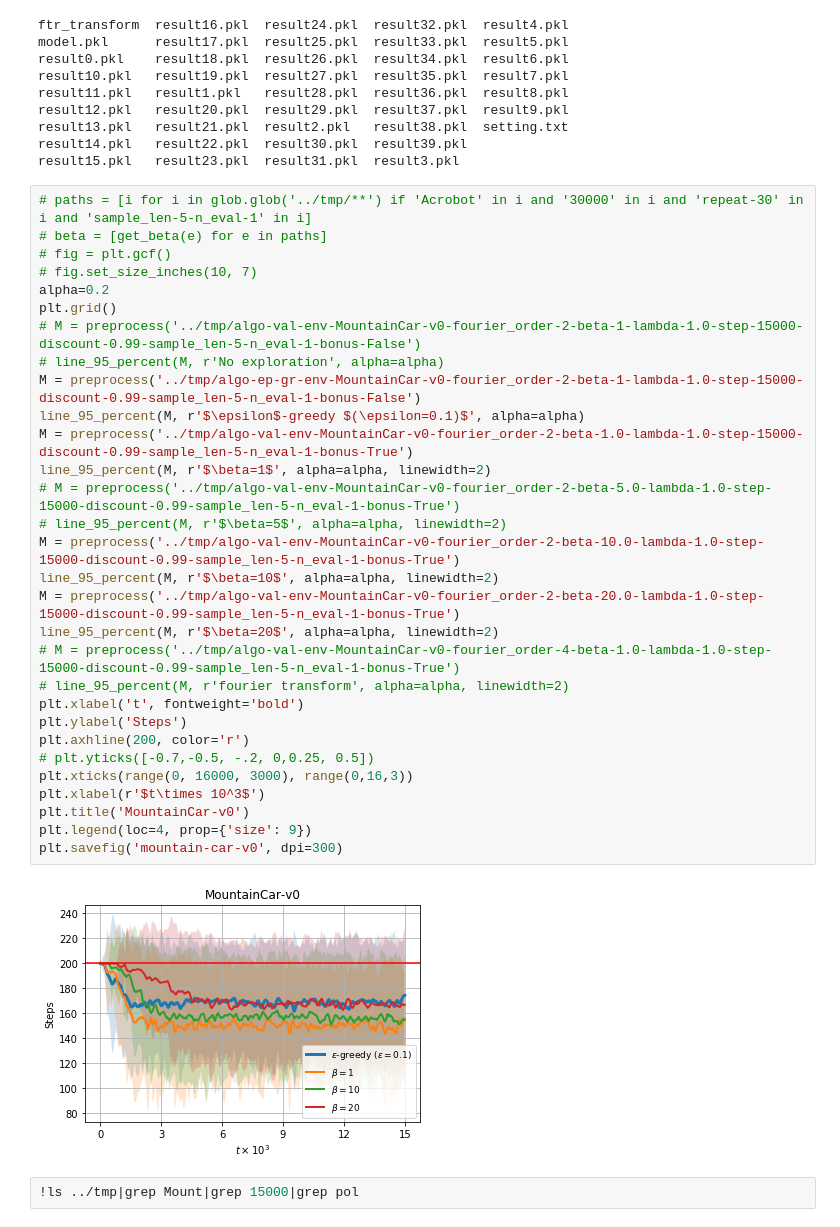
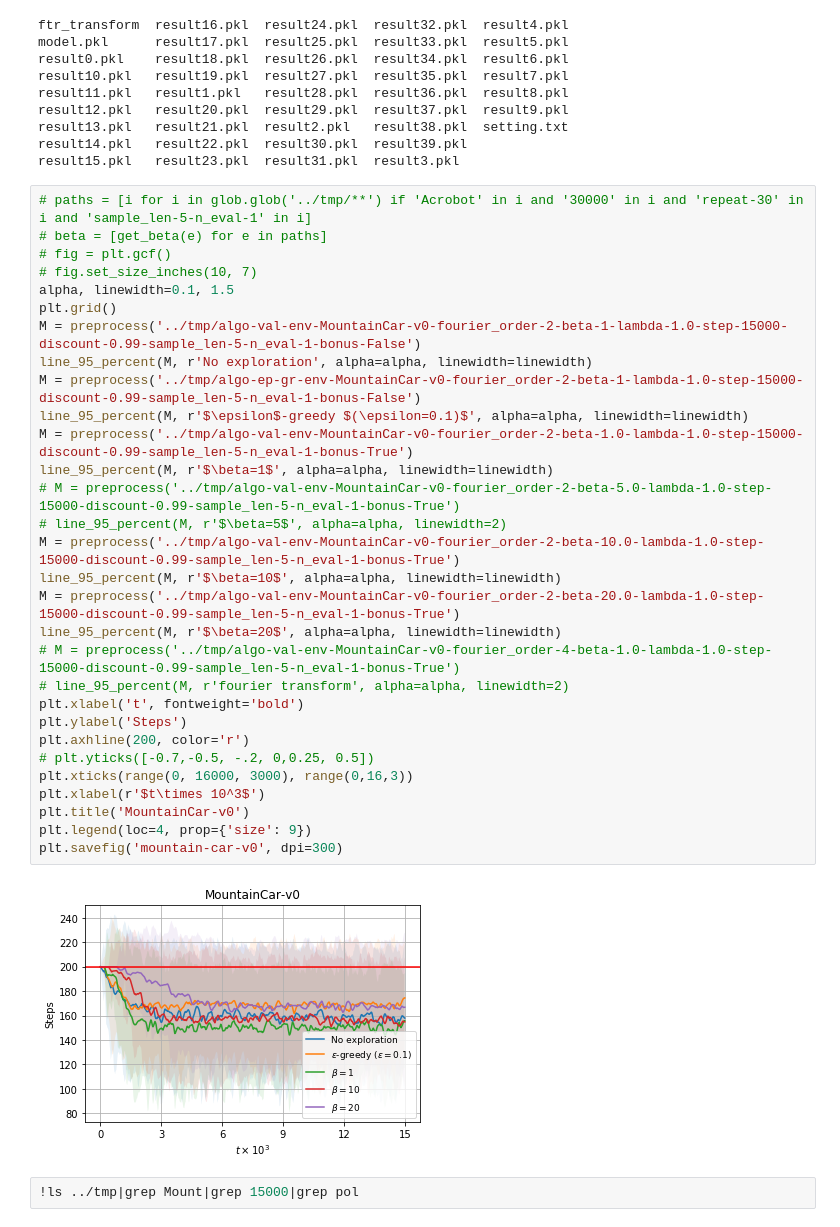
Before and after one commit to anhddo/oppoliter, a Jupyter notebook: notebook/ls-avg-reward.ipynb, the cells around one changed output. Drawn from its saved outputs; the diff is of its cells as text.

```diff
--- a/notebook/ls-avg-reward.ipynb
+++ b/notebook/ls-avg-reward.ipynb
@@ -196,35 +257,35 @@ result15.pkl   result23.pkl  result31.pkl  result3.pkl
 # %%
 # paths = [i for i in glob.glob('../tmp/**') if 'Acrobot' in i and '30000' in i and 'repeat-30' in i and 'sample_len-5-n_eval-1' in i]
 # beta = [get_beta(e) for e in paths]
 # fig = plt.gcf()
 # fig.set_size_inches(10, 7)
-alpha=0.2
+alpha, linewidth=0.1, 1.5
 plt.grid()
-# M = preprocess('../tmp/algo-val-env-MountainCar-v0-fourier_order-2-beta-1-lambda-1.0-step-15000-discount-0.99-sample_len-5-n_eval-1-bonus-False')
-# line_95_percent(M, r'No exploration', alpha=alpha)
+M = preprocess('../tmp/algo-val-env-MountainCar-v0-fourier_order-2-beta-1-lambda-1.0-step-15000-discount-0.99-sample_len-5-n_eval-1-bonus-False')
+line_95_percent(M, r'No exploration', alpha=alpha, linewidth=linewidth)
 M = preprocess('../tmp/algo-ep-gr-env-MountainCar-v0-fourier_order-2-beta-1-lambda-1.0-step-15000-discount-0.99-sample_len-5-n_eval-1-bonus-False')
-line_95_percent(M, r'$\epsilon$-greedy $(\epsilon=0.1)$', alpha=alpha)
+line_95_percent(M, r'$\epsilon$-greedy $(\epsilon=0.1)$', alpha=alpha, linewidth=linewidth)
 M = preprocess('../tmp/algo-val-env-MountainCar-v0-fourier_order-2-beta-1.0-lambda-1.0-step-15000-discount-0.99-sample_len-5-n_eval-1-bonus-True')
-line_95_percent(M, r'$\beta=1$', alpha=alpha, linewidth=2)
+line_95_percent(M, r'$\beta=1$', alpha=alpha, linewidth=linewidth)
 # M = preprocess('../tmp/algo-val-env-MountainCar-v0-fourier_order-2-beta-5.0-lambda-1.0-step-15000-discount-0.99-sample_len-5-n_eval-1-bonus-True')
 # line_95_percent(M, r'$\beta=5$', alpha=alpha, linewidth=2)
 M = preprocess('../tmp/algo-val-env-MountainCar-v0-fourier_order-2-beta-10.0-lambda-1.0-step-15000-discount-0.99-sample_len-5-n_eval-1-bonus-True')
-line_95_percent(M, r'$\beta=10$', alpha=alpha, linewidth=2)
+line_95_percent(M, r'$\beta=10$', alpha=alpha, linewidth=linewidth)
 M = preprocess('../tmp/algo-val-env-MountainCar-v0-fourier_order-2-beta-20.0-lambda-1.0-step-15000-discount-0.99-sample_len-5-n_eval-1-bonus-True')
-line_95_percent(M, r'$\beta=20$', alpha=alpha, linewidth=2)
+line_95_percent(M, r'$\beta=20$', alpha=alpha, linewidth=linewidth)
 # M = preprocess('../tmp/algo-val-env-MountainCar-v0-fourier_order-4-beta-1.0-lambda-1.0-step-15000-discount-0.99-sample_len-5-n_eval-1-bonus-True')
 # line_95_percent(M, r'fourier transform', alpha=alpha, linewidth=2)
 plt.xlabel('t', fontweight='bold')
 plt.ylabel('Steps')
 plt.axhline(200, color='r')
 # plt.yticks([-0.7,-0.5, -.2, 0,0.25, 0.5])
 plt.xticks(range(0, 16000, 3000), range(0,16,3))
 plt.xlabel(r'$t\times 10^3$')
 plt.title('MountainCar-v0')
 plt.legend(loc=4, prop={'size': 9})
 plt.savefig('mountain-car-v0', dpi=300)
 # %% [output]
-[figure, old version]
+[figure, new version]
 # %%
 !ls ../tmp|grep Mount|grep 15000|grep pol
 # %% [output]
```
Also changed, not shown: parts of 7 cells of this notebook, 10 other files.
